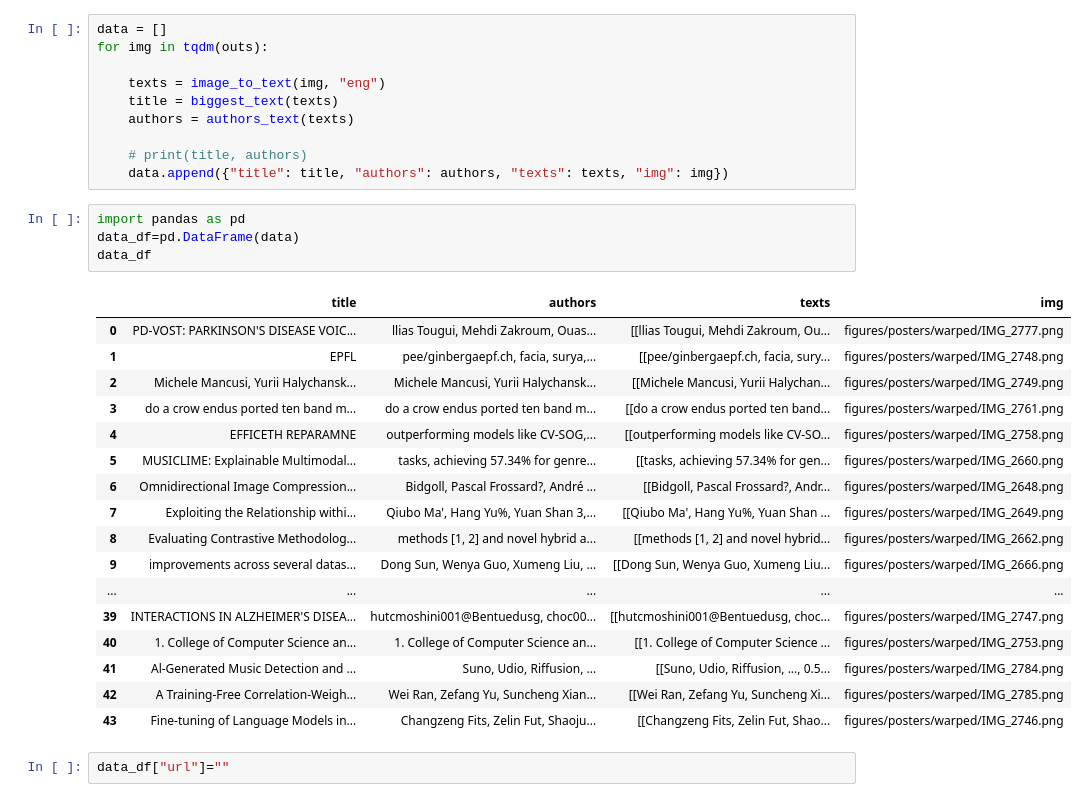
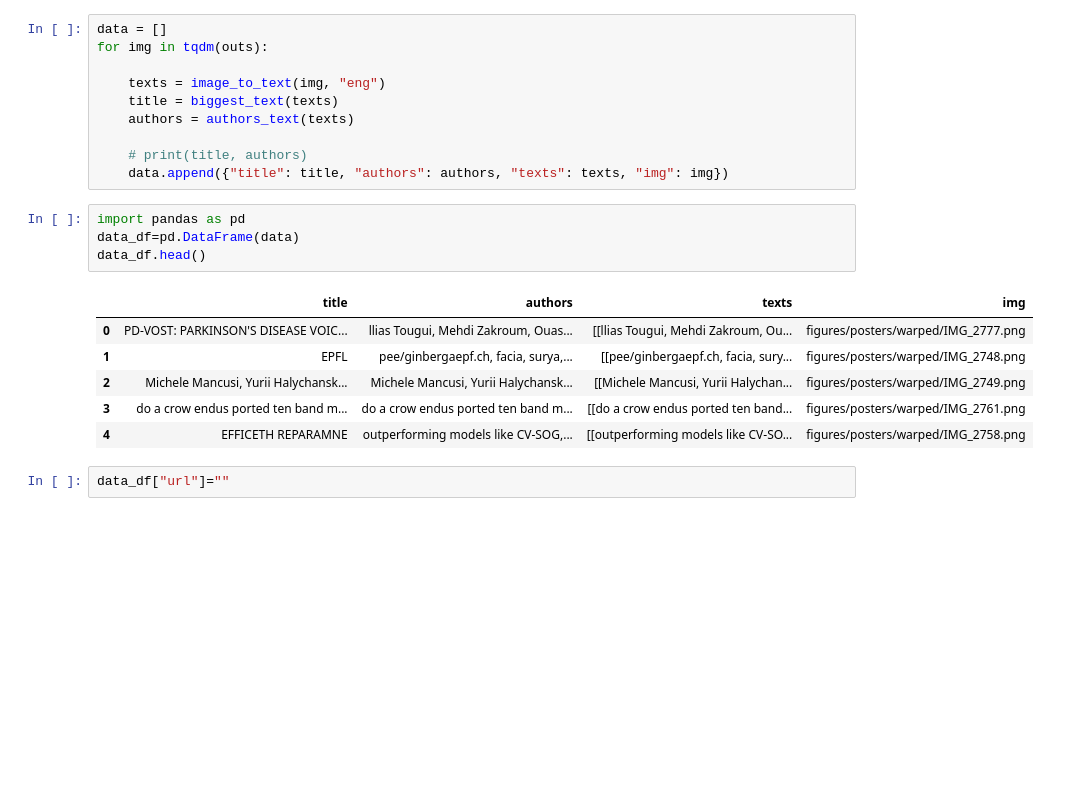
Before and after one commit to Dakantz/conferences, a Jupyter notebook: 2025-03-icassp/img_processing.ipynb, the cells around one changed output. Cells and saved outputs as stored; diff of their text form; blank space fills up the shorter version.

```diff
--- a/2025-03-icassp/img_processing.ipynb
+++ b/2025-03-icassp/img_processing.ipynb
@@ -401,25 +403,14 @@ for img in tqdm(outs):
 # %%
 import pandas as pd
 data_df=pd.DataFrame(data)
-data_df
+data_df.head()
 # %% [output]
 |  | title | authors | texts | img |
 | 0 | PD-VOST: PARKINSON'S DISEASE VOIC... | llias Tougui, Mehdi Zakroum, Ouas... | [[llias Tougui, Mehdi Zakroum, Ou... | figures/posters/warped/IMG_2777.png |
 | 1 | EPFL | pee/ginbergaepf.ch, facia, surya,... | [[pee/ginbergaepf.ch, facia, sury... | figures/posters/warped/IMG_2748.png |
 | 2 | Michele Mancusi, Yurii Halychansk... | Michele Mancusi, Yurii Halychansk... | [[Michele Mancusi, Yurii Halychan... | figures/posters/warped/IMG_2749.png |
 | 3 | do a crow endus ported ten band m... | do a crow endus ported ten band m... | [[do a crow endus ported ten band... | figures/posters/warped/IMG_2761.png |
 | 4 | EFFICETH REPARAMNE | outperforming models like CV-SOG,... | [[outperforming models like CV-SO... | figures/posters/warped/IMG_2758.png |
-| 5 | MUSICLIME: Explainable Multimodal... | tasks, achieving 57.34% for genre... | [[tasks, achieving 57.34% for gen... | figures/posters/warped/IMG_2660.png |
-| 6 | Omnidirectional Image Compression... | Bidgoll, Pascal Frossard?, André ... | [[Bidgoll, Pascal Frossard?, Andr... | figures/posters/warped/IMG_2648.png |
-| 7 | Exploiting the Relationship withi... | Qiubo Ma', Hang Yu%, Yuan Shan 3,... | [[Qiubo Ma', Hang Yu%, Yuan Shan ... | figures/posters/warped/IMG_2649.png |
-| 8 | Evaluating Contrastive Methodolog... | methods [1, 2] and novel hybrid a... | [[methods [1, 2] and novel hybrid... | figures/posters/warped/IMG_2662.png |
-| 9 | improvements across several datas... | Dong Sun, Wenya Guo, Xumeng Liu, ... | [[Dong Sun, Wenya Guo, Xumeng Liu... | figures/posters/warped/IMG_2666.png |
-| ... | ... | ... | ... | ... |
-| 39 | INTERACTIONS IN ALZHEIMER'S DISEA... | hutcmoshini001@Bentuedusg, choc00... | [[hutcmoshini001@Bentuedusg, choc... | figures/posters/warped/IMG_2747.png |
-| 40 | 1. College of Computer Science an... | 1. College of Computer Science an... | [[1. College of Computer Science ... | figures/posters/warped/IMG_2753.png |
-| 41 | Al-Generated Music Detection and ... | Suno, Udio, Riffusion, ... | [[Suno, Udio, Riffusion, ..., 0.5... | figures/posters/warped/IMG_2784.png |
-| 42 | A Training-Free Correlation-Weigh... | Wei Ran, Zefang Yu, Suncheng Xian... | [[Wei Ran, Zefang Yu, Suncheng Xi... | figures/posters/warped/IMG_2785.png |
-| 43 | Fine-tuning of Language Models in... | Changzeng Fits, Zelin Fut, Shaoju... | [[Changzeng Fits, Zelin Fut, Shao... | figures/posters/warped/IMG_2746.png |
 # %%
 data_df["url"]=""
 # %%
```
Also changed, not shown: parts of 7 cells of this notebook, 18 other files.
